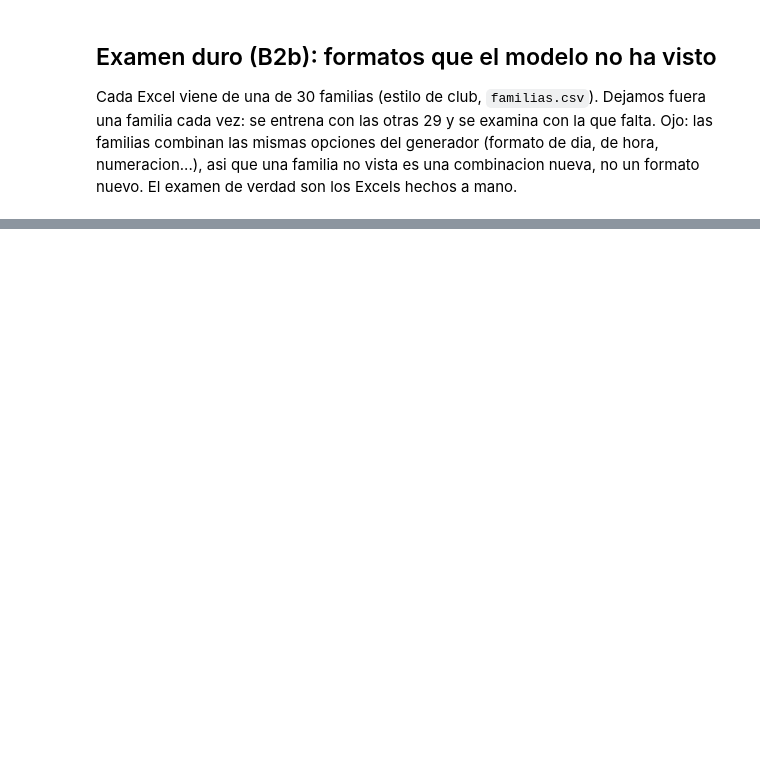
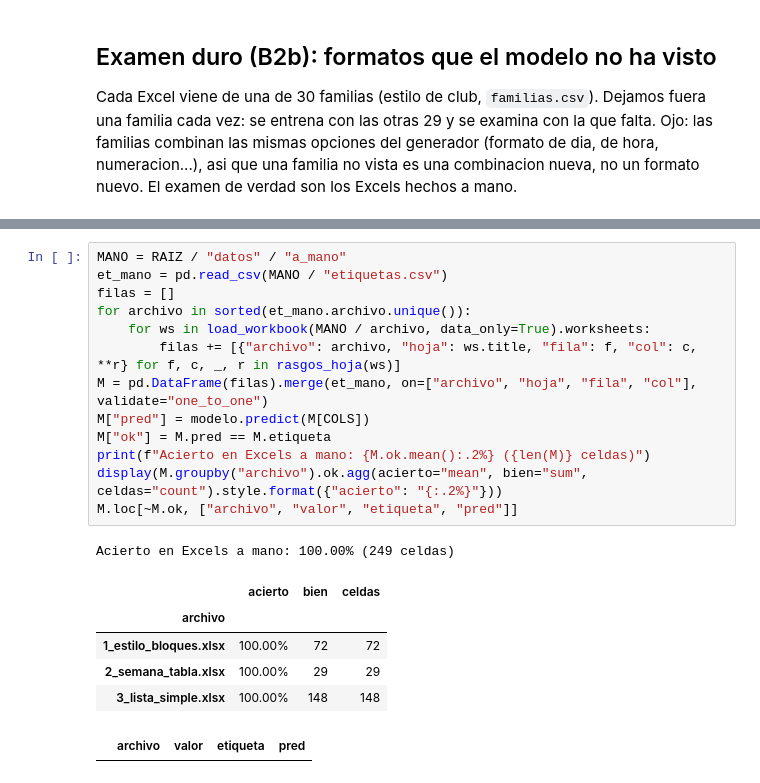
Before and after one commit to garrota7923-oss/gym-impagos-demo, a Jupyter notebook: notebooks/modelo_celdas.ipynb, the cells around one changed output, grey strips where cells are left out. Saved outputs shown, nothing was run; the diff lists cells and outputs as text; blank space fills up the shorter version.

```diff
--- a/notebooks/modelo_celdas.ipynb
+++ b/notebooks/modelo_celdas.ipynb
@@ -127,0 +137,21 @@ Acierto medio en familias no vistas: 99.99% (peor: 99.95%)
+# %%
+MANO = RAIZ / "datos" / "a_mano"
+et_mano = pd.read_csv(MANO / "etiquetas.csv")
+filas = []
+for archivo in sorted(et_mano.archivo.unique()):
+    for ws in load_workbook(MANO / archivo, data_only=True).worksheets:
+        filas += [{"archivo": archivo, "hoja": ws.title, "fila": f, "col": c, **r} for f, c, _, r in rasgos_hoja(ws)]
+M = pd.DataFrame(filas).merge(et_mano, on=["archivo", "hoja", "fila", "col"], validate="one_to_one")
+M["pred"] = modelo.predict(M[COLS])
+M["ok"] = M.pred == M.etiqueta
+print(f"Acierto en Excels a mano: {M.ok.mean():.2%} ({len(M)} celdas)")
+display(M.groupby("archivo").ok.agg(acierto="mean", bien="sum", celdas="count").style.format({"acierto": "{:.2%}"}))
+M.loc[~M.ok, ["archivo", "valor", "etiqueta", "pred"]]
+# %% [output]
+Acierto en Excels a mano: 100.00% (249 celdas)
+|  | acierto | bien | celdas |
+| archivo |  |  |  |
+| 1_estilo_bloques.xlsx | 100.00% | 72 | 72 |
+| 2_semana_tabla.xlsx | 100.00% | 29 | 29 |
+| 3_lista_simple.xlsx | 100.00% | 148 | 148 |
+|  | archivo | valor | etiqueta | pred |
```
Also changed, not shown: parts of 7 cells of this notebook, 13 other files.
